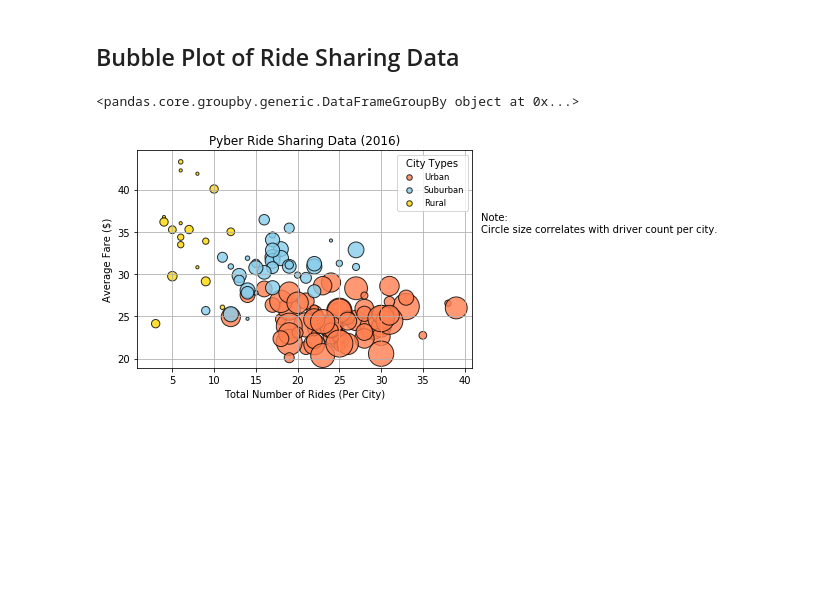
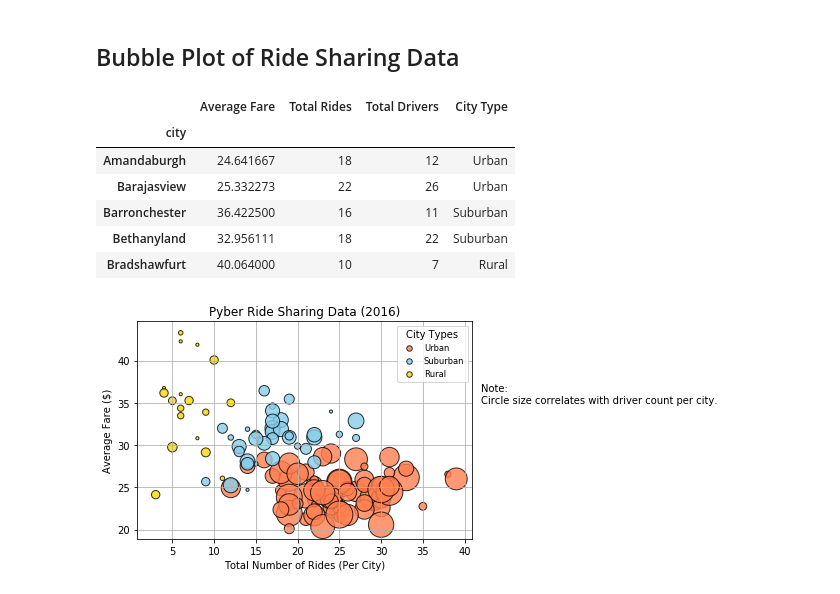
Before and after one commit to vabigdatamover/Barhorst_DataBootCamp_HW, a Jupyter notebook: Barhorst-Homework/Unit_5_Matplolib_Homework/Pyber/Barhorst_Matplotlib_v1.ipynb, the cells around one changed output. Drawn from its saved outputs; the diff is of its cells as text; code cells hidden in the pictures; blank space fills up the shorter version.

```diff
--- a/Barhorst-Homework/Unit_5_Matplolib_Homework/Pyber/Barhorst_Matplotlib_v1.ipynb
+++ b/Barhorst-Homework/Unit_5_Matplolib_Homework/Pyber/Barhorst_Matplotlib_v1.ipynb
@@ -48,9 +40,26 @@ print(transportation_data_complete)
 # %%
 # Obtain the x and y coordinates for each of the three city types
 
-city_types = transportation_data_complete.groupby('type')
+grouped_city = transportation_data_complete.groupby(['city'])
+grouped_fare = grouped_city['fare'].mean()
+grouped_ride_id = grouped_city['ride_id'].count()
+grouped_driver_count = grouped_city['driver_count'].first()
+city_types = grouped_city['type'].first()
 
-print(city_types)
+city_plot={
+    'Average Fare': grouped_fare,
+    'Total Rides':grouped_ride_id,
+    'Total Drivers': grouped_driver_count,
+    'City Type': city_types,
+}
+city_summary = pd.DataFrame(city_plot)
+city_summary.head()
 # %% [output]
-<pandas.core.groupby.generic.DataFrameGroupBy object at 0x...>
+|  | Average Fare | Total Rides | Total Drivers | City Type |
+| city |  |  |  |  |
+| Amandaburgh | 24.641667 | 18 | 12 | Urban |
+| Barajasview | 25.332273 | 22 | 26 | Urban |
+| Barronchester | 36.422500 | 16 | 11 | Suburban |
+| Bethanyland | 32.956111 | 18 | 22 | Suburban |
+| Bradshawfurt | 40.064000 | 10 | 7 | Rural |
 # %%
```
Also changed, not shown: parts of 2 cells of this notebook.
